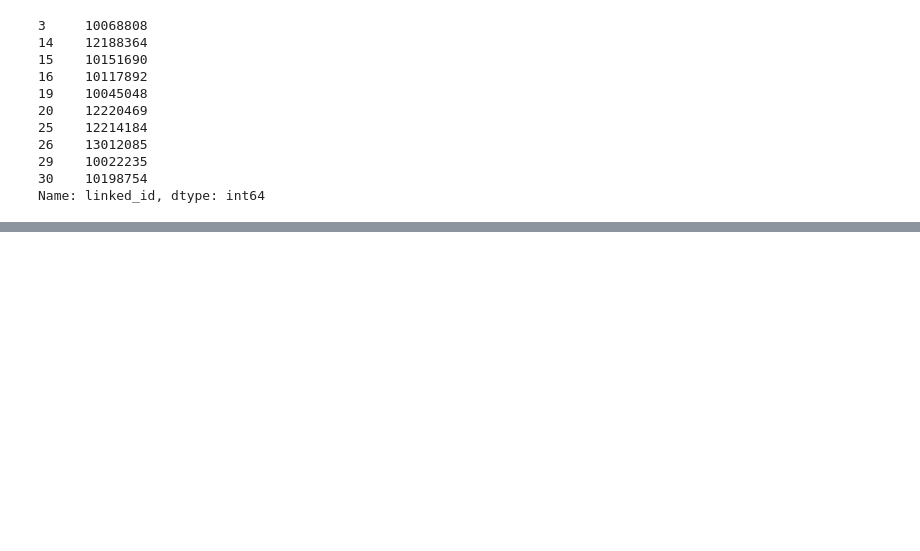
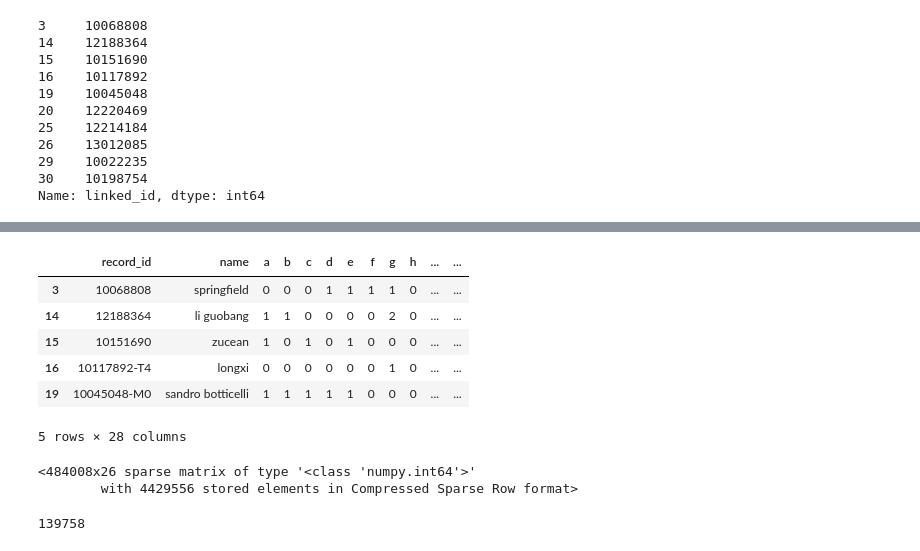
Before and after one commit to teomores/Oracle_HPC_contest, a Jupyter notebook: notebooks/name_similarity.ipynb, the cells around one changed output, grey strips where cells are left out. Saved outputs shown, nothing was run; the diff lists cells and outputs as text; code cells hidden in the pictures; blank space fills up the shorter version.

```diff
--- a/notebooks/name_similarity.ipynb
+++ b/notebooks/name_similarity.ipynb
@@ -260,0 +206,17 @@ NameError: name 'ed' is not defined
+# %%
+nlm_test.head(5)
+# %% [output]
+|  | record_id | name | a | b | c | d | e | f | g | h | ... | ... |
+| 3 | 10068808 | springfield | 0 | 0 | 0 | 1 | 1 | 1 | 1 | 0 | ... | ... |
+| 14 | 12188364 | li guobang | 1 | 1 | 0 | 0 | 0 | 0 | 2 | 0 | ... | ... |
+| 15 | 10151690 | zucean | 1 | 0 | 1 | 0 | 1 | 0 | 0 | 0 | ... | ... |
+| 16 | 10117892-T4 | longxi | 0 | 0 | 0 | 0 | 0 | 0 | 1 | 0 | ... | ... |
+| 19 | 10045048-M0 | sandro botticelli | 1 | 1 | 1 | 1 | 1 | 0 | 0 | 0 | ... | ... |
+5 rows × 28 columns
+# %%
+from scipy.sparse import *
+from scipy import *
+matrix = csr_matrix(nlm_train.drop(['record_id','name'], axis=1))
+# %% [output]
+<484008x26 sparse matrix of type '<class 'numpy.int64'>'
+        with 4429556 stored elements in Compressed Sparse Row format>
@@ -260,0 +230,4 @@ NameError: name 'ed' is not defined
+# %%
+final.argmax()
+# %% [output]
+139758
```
Also changed, not shown: parts of 15 cells of this notebook.
